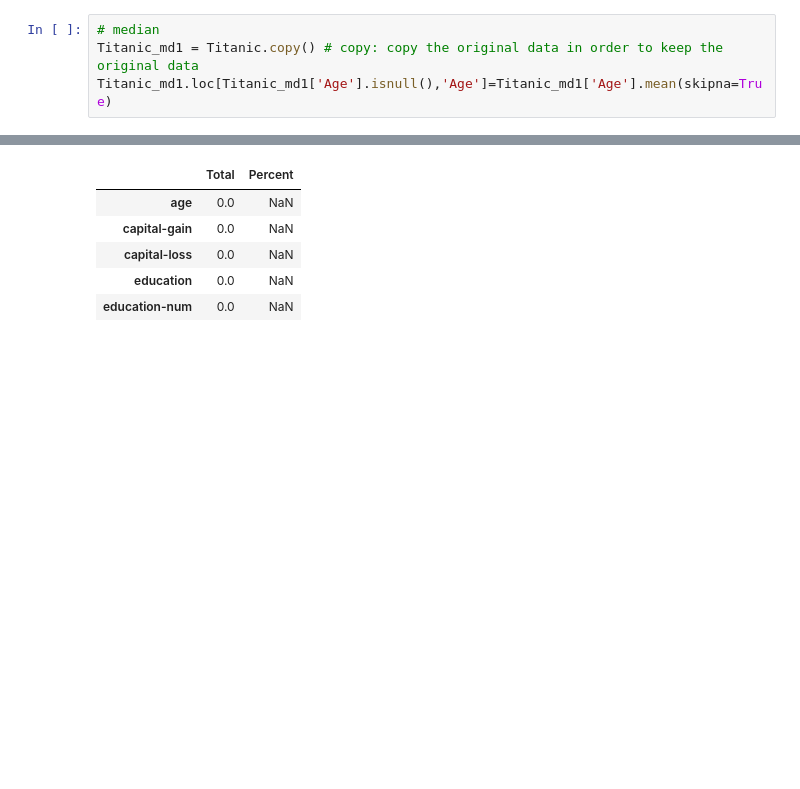
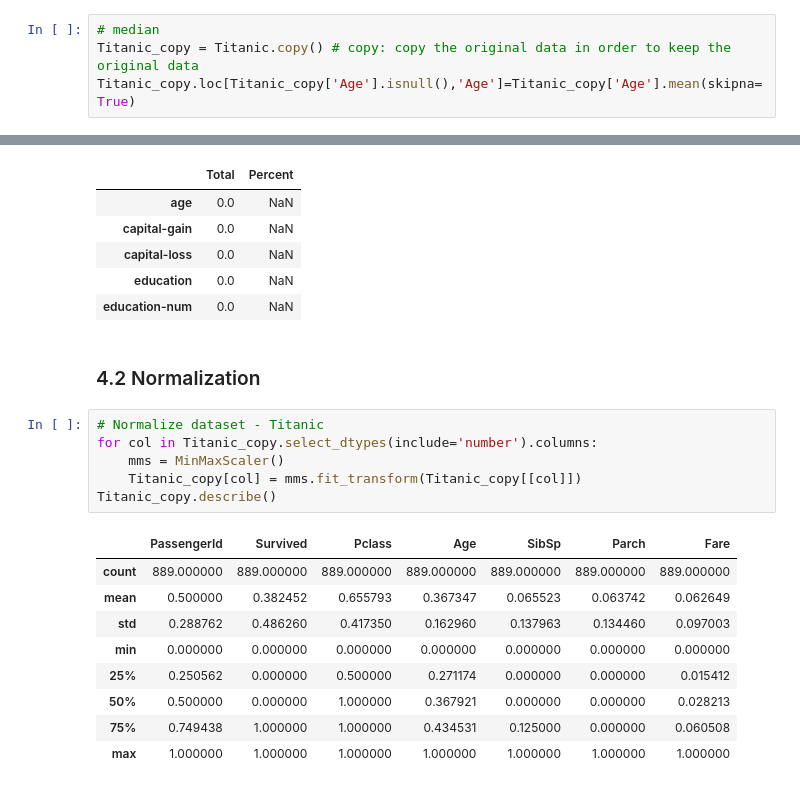
Before and after one commit to hsuemily/CE888-2, a Jupyter notebook: Assignment/PrototypeCode.ipynb, the cells around one changed output, grey strips where cells are left out. Saved outputs shown, nothing was run; the diff lists cells and outputs as text; blank space fills up the shorter version.

```diff
--- a/Assignment/PrototypeCode.ipynb
+++ b/Assignment/PrototypeCode.ipynb
@@ -148,8 +210,8 @@ Name: Age, dtype: float64
 [figure]
 # %%
 # median
-Titanic_md1 = Titanic.copy() # copy: copy the original data in order to keep the original data
-Titanic_md1.loc[Titanic_md1['Age'].isnull(),'Age']=Titanic_md1['Age'].mean(skipna=True)
+Titanic_copy = Titanic.copy() # copy: copy the original data in order to keep the original data
+Titanic_copy.loc[Titanic_copy['Age'].isnull(),'Age']=Titanic_copy['Age'].mean(skipna=True)
 # %%
 #dealing with missing data
 # fill them into none
@@ -212,3 +275,21 @@ To retain the current behavior and silence the warning, pass 'sort=True'.
 | capital-loss | 0.0 | NaN |
 | education | 0.0 | NaN |
 | education-num | 0.0 | NaN |
+# %% [markdown]
+### 4.2 Normalization
+# %%
+# Normalize dataset - Titanic
+for col in Titanic_copy.select_dtypes(include='number').columns:
+    mms = MinMaxScaler()
+    Titanic_copy[col] = mms.fit_transform(Titanic_copy[[col]])
+Titanic_copy.describe()
+# %% [output]
+|  | PassengerId | Survived | Pclass | Age | SibSp | Parch | Fare |
+| count | 889.000000 | 889.000000 | 889.000000 | 889.000000 | 889.000000 | 889.000000 | 889.000000 |
+| mean | 0.500000 | 0.382452 | 0.655793 | 0.367347 | 0.065523 | 0.063742 | 0.062649 |
+| std | 0.288762 | 0.486260 | 0.417350 | 0.162960 | 0.137963 | 0.134460 | 0.097003 |
+| min | 0.000000 | 0.000000 | 0.000000 | 0.000000 | 0.000000 | 0.000000 | 0.000000 |
+| 25% | 0.250562 | 0.000000 | 0.500000 | 0.271174 | 0.000000 | 0.000000 | 0.015412 |
+| 50% | 0.500000 | 0.000000 | 1.000000 | 0.367921 | 0.000000 | 0.000000 | 0.028213 |
+| 75% | 0.749438 | 1.000000 | 1.000000 | 0.434531 | 0.125000 | 0.000000 | 0.060508 |
+| max | 1.000000 | 1.000000 | 1.000000 | 1.000000 | 1.000000 | 1.000000 | 1.000000 |
```
Also changed, not shown: parts of 18 cells of this notebook.
